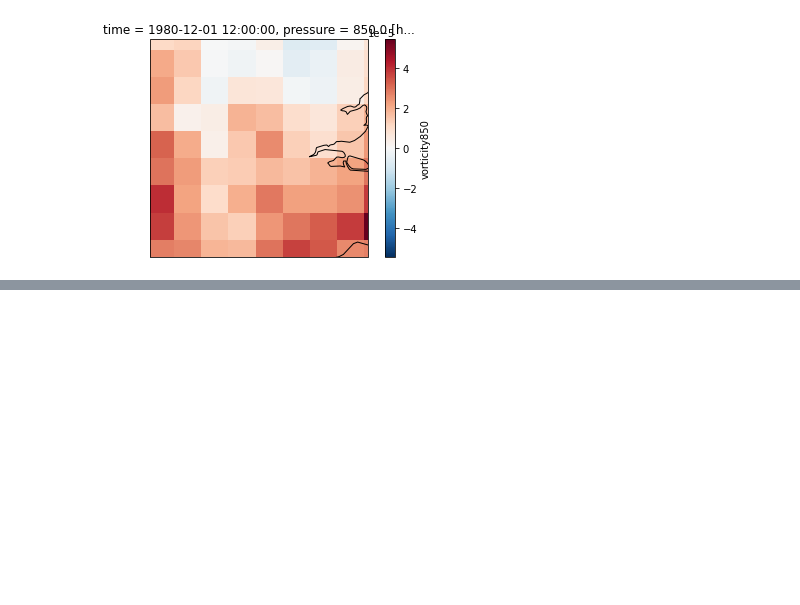
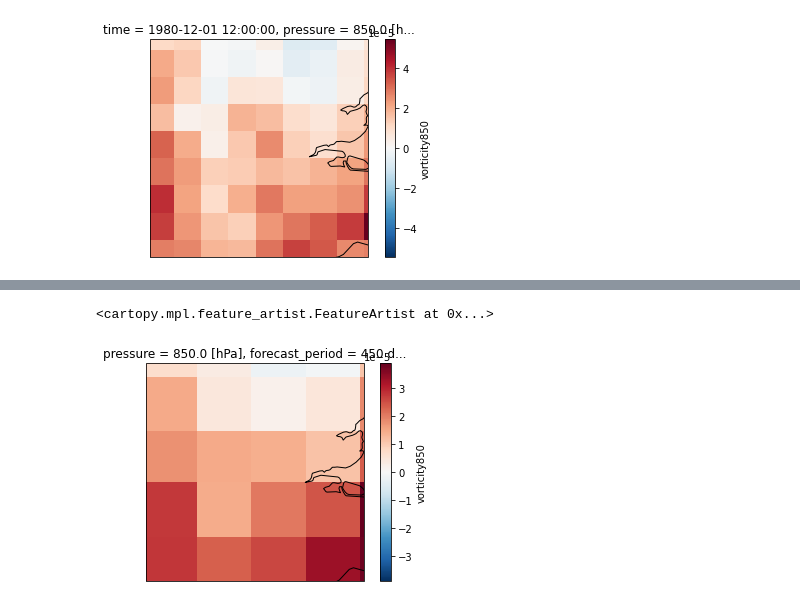
Before and after one commit to henryaddison/ml-downscaling-emulation, a Jupyter notebook: notebooks/learning/feature engineering.ipynb, the cells around one changed output, grey strips where cells are left out. Saved outputs shown, nothing was run; the diff lists cells and outputs as text; code cells hidden in the pictures; blank space fills up the shorter version.

```diff
--- a/notebooks/learning/feature engineering.ipynb
+++ b/notebooks/learning/feature engineering.ipynb
@@ -575,3 +607,6 @@ ax.coastlines()
 # %% [output]
 <cartopy.mpl.feature_artist.FeatureArtist at 0x...>
 [figure]
+# %%
+vds = xr.open_dataset('/home/henry/cdt/summer/derived_data/moose/london/2.2km-coarsened-16x/rcp85/01/vorticity850/day/vorticity850_rcp85_land-cpm_london_2.2km-coarsened-16x_01_day_19801201-19811130.nc')
+vds
@@ -577,0 +631,7 @@ ax.coastlines()
+# %%
+ax = plt.axes(projection=cp_model_rotated_pole)
+vds.isel(time=0)['vorticity850'].plot(ax=ax)
+ax.coastlines()
+# %% [output]
+<cartopy.mpl.feature_artist.FeatureArtist at 0x...>
+[figure, added]
```
Also changed, not shown: parts of 7 cells of this notebook, 1 other file.
